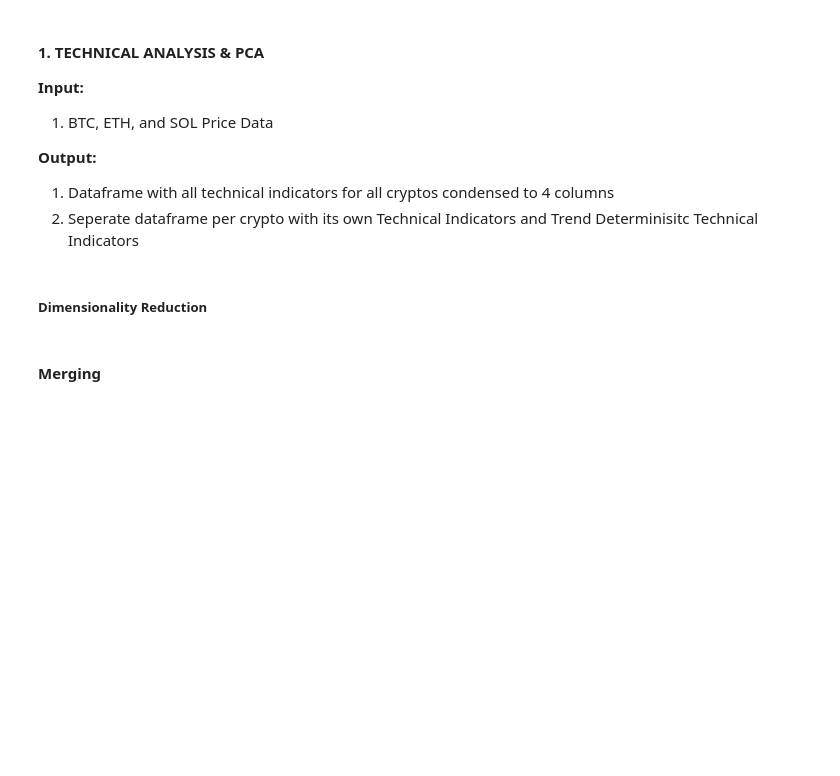
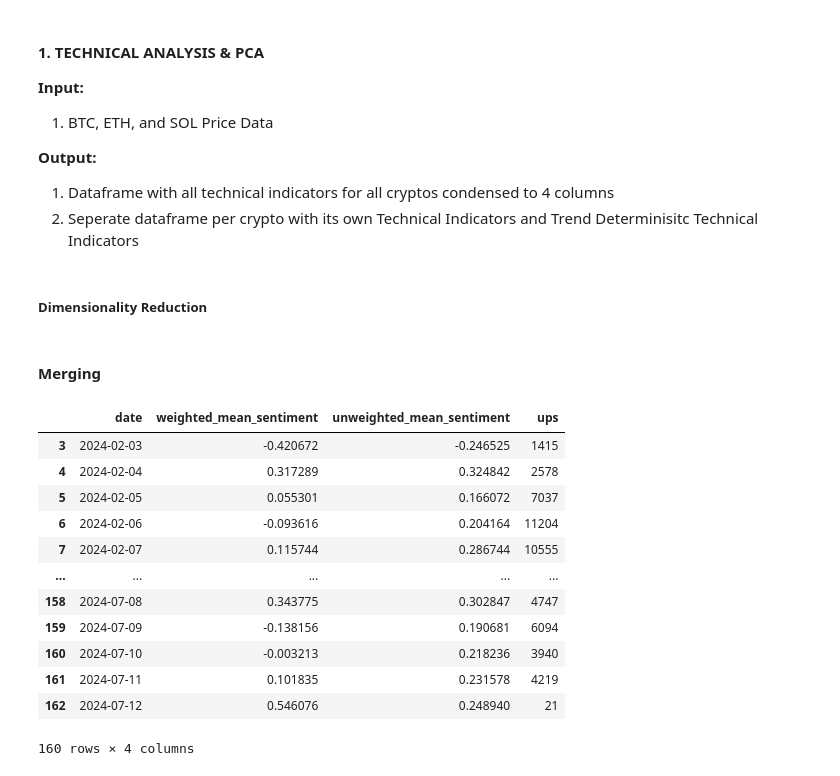
Before and after one commit to NumericCamel/Master-Thesis, a Jupyter notebook: notebook/dataset_creation.ipynb, the cells around one changed output. Saved outputs shown, nothing was run; the diff lists cells and outputs as text; code cells hidden in the pictures; blank space fills up the shorter version.

```diff
--- a/notebook/dataset_creation.ipynb
+++ b/notebook/dataset_creation.ipynb
@@ -135,15 +141,22 @@ print(all_ext.Date.max())
 btc_reddit = pd.read_csv('data/raw/reddit/BTC_R.csv')
 eth_reddit = pd.read_csv('data/raw/reddit/ETH_R.csv')
 sol_reddit = pd.read_csv('data/raw/reddit/SOL_R.csv')
+sol_reddit['date_posted'] = pd.to_datetime(sol_reddit['date_posted'], utc=True)
+sol_reddit['date_posted'] = sol_reddit['date_posted'].dt.date
+
 
 #Merge
-all_reddit = pd.concat([btc_reddit, eth_reddit, sol_reddit])
-all_reddit.date_posted = pd.to_datetime(all_reddit.date_posted, utc=True)
-all_reddit['date_posted'] = all_reddit['date_posted'].dt.strftime('%m/%d/%Y')
-all_reddit.date_posted = pd.to_datetime(all_reddit.date_posted)
+#all_reddit = pd.concat([btc_reddit, eth_reddit, sol_reddit])
+#all_reddit.date_posted = pd.to_datetime(all_reddit.date_posted, utc=True)
+#all_reddit['date_posted'] = all_reddit['date_posted'].dt.strftime('%m/%d/%Y')
+#all_reddit.date_posted = pd.to_datetime(all_reddit.date_posted)
 
-all_reddit = sentiment_analyzer.main(all_reddit)
-all_reddit.to_csv('data/processed/all_reddit_sen.csv')
-all_reddit
+#all_reddit = sentiment_analyzer.main(all_reddit)
+#all_reddit.to_csv('data/processed/all_reddit_sen.csv')
+
+
+btc_reddit_sen = sentiment_analyzer.main(btc_reddit)
+eth_reddit_sen = sentiment_analyzer.main(eth_reddit)
+sol_reddit_sen = sentiment_analyzer.main(sol_reddit)
 # %% [output]
 Processing data...
@@ -271,3 +290,19 @@ eth_m.to_csv('data/processed/camel_v3_eth.csv')
 
 sol_m = camel.thesis_dv(sol_m, hold_strat=False)
 sol_m.to_csv('data/processed/camel_v3_sol.csv')
+# %%
+btc_reddit_sen
+# %% [output]
+|  | date | weighted_mean_sentiment | unweighted_mean_sentiment | ups |
+| 3 | 2024-02-03 | -0.420672 | -0.246525 | 1415 |
+| 4 | 2024-02-04 | 0.317289 | 0.324842 | 2578 |
+| 5 | 2024-02-05 | 0.055301 | 0.166072 | 7037 |
+| 6 | 2024-02-06 | -0.093616 | 0.204164 | 11204 |
+| 7 | 2024-02-07 | 0.115744 | 0.286744 | 10555 |
+| ... | ... | ... | ... | ... |
+| 158 | 2024-07-08 | 0.343775 | 0.302847 | 4747 |
+| 159 | 2024-07-09 | -0.138156 | 0.190681 | 6094 |
+| 160 | 2024-07-10 | -0.003213 | 0.218236 | 3940 |
+| 161 | 2024-07-11 | 0.101835 | 0.231578 | 4219 |
+| 162 | 2024-07-12 | 0.546076 | 0.248940 | 21 |
+160 rows × 4 columns
```
Also changed, not shown: parts of 10 cells of this notebook, 31 other files.
